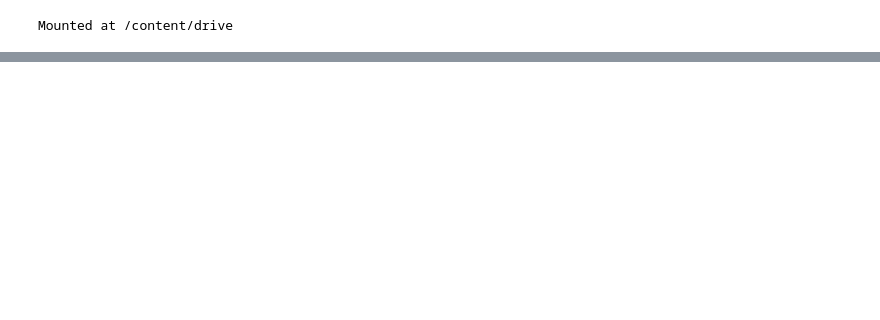
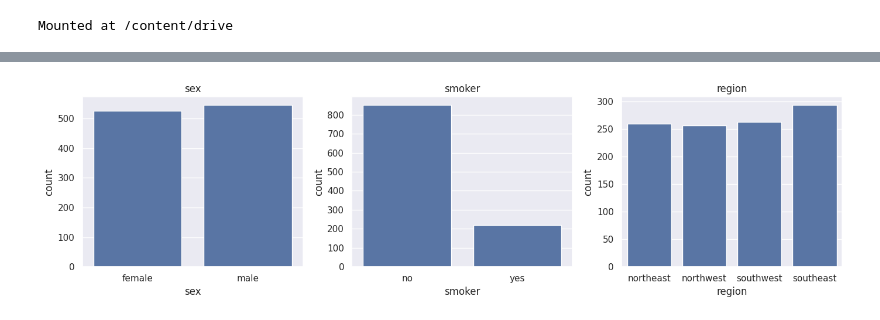
Before and after one commit to sadiaafsana138/Machine-Learning-Projects, a Jupyter notebook: Regression/Insurance Cost Prediction/Insurance_Cost_Prediction.ipynb, the cells around one changed output, grey strips where cells are left out. Drawn from its saved outputs; the diff is of its cells as text; code cells hidden in the pictures; blank space fills up the shorter version.

```diff
--- a/Regression/Insurance Cost Prediction/Insurance_Cost_Prediction.ipynb
+++ b/Regression/Insurance Cost Prediction/Insurance_Cost_Prediction.ipynb
@@ -308,0 +45,3 @@ The insurance cost is USD  27523.583214598937
+# %%
+df = pd.read_csv('/content/drive/MyDrive/Study/Jhankar Mahbub/Phitron ML AI/Main course/ML without git/ML practice self/Machine Learning Projects/Regression/Insurance Cost Prediction/insurance.csv')
+df.head()
@@ -308,0 +103,6 @@ The insurance cost is USD  27523.583214598937
+# %%
+X = df.drop(columns='charges')
+y = df['charges']
+
+X_train, X_test, y_train, y_test = train_test_split(X, y, test_size=0.2, random_state=2)
+print('Train:', X_train.shape, '| Test:', X_test.shape)
@@ -308,0 +115,10 @@ The insurance cost is USD  27523.583214598937
+# %%
+# put features + target back together for convenient exploration
+train_df = X_train.copy()
+train_df['charges'] = y_train
+
+# distribution of the numeric columns
+num_cols = ['age', 'bmi', 'children', 'charges']
+train_df[num_cols].hist(figsize=(10, 7), bins=30)
+plt.tight_layout()
+plt.show()
@@ -308,0 +127,11 @@ The insurance cost is USD  27523.583214598937
+# %%
+# distribution of the categorical columns
+cat_cols = ['sex', 'smoker', 'region']
+fig, axes = plt.subplots(1, 3, figsize=(14, 4))
+for ax, col in zip(axes, cat_cols):
+    sns.countplot(x=col, data=train_df, ax=ax)
+    ax.set_title(col)
+plt.tight_layout()
+plt.show()
+# %% [output]
+[figure, added]
```
Also changed, not shown: parts of 69 cells of this notebook, 19 other files.
